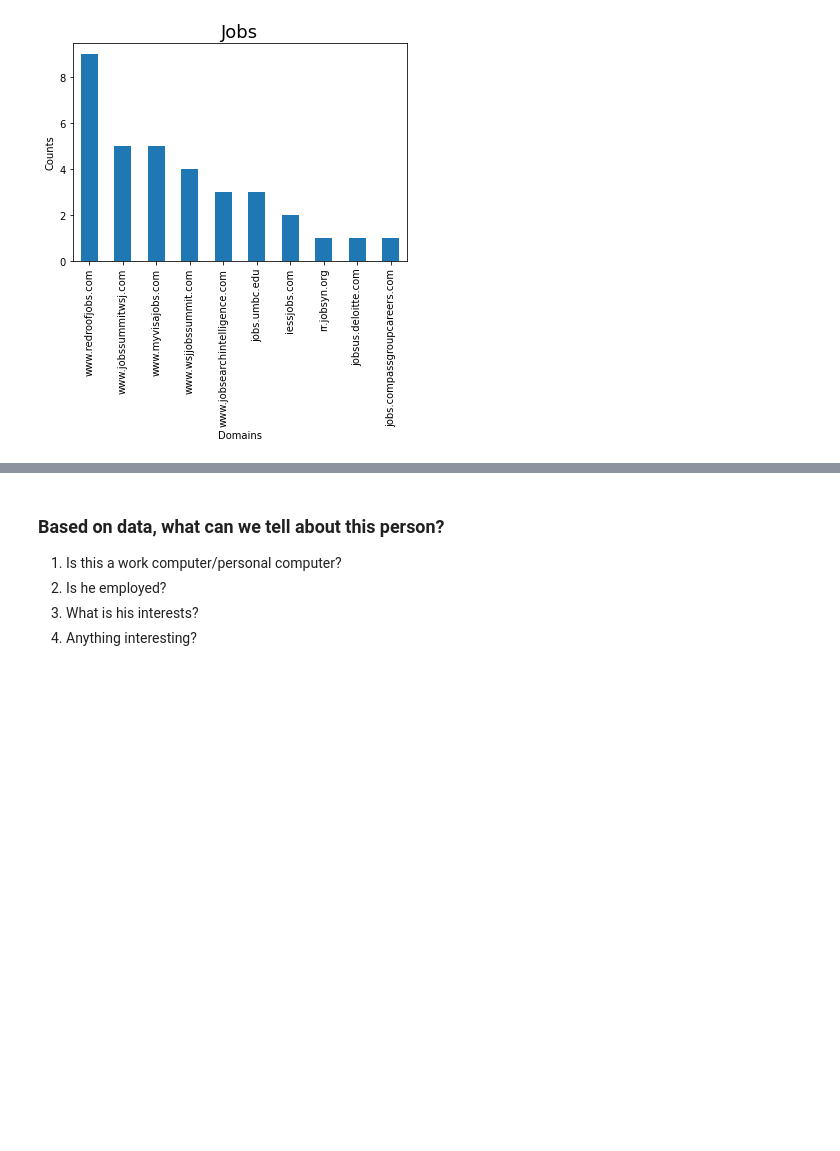
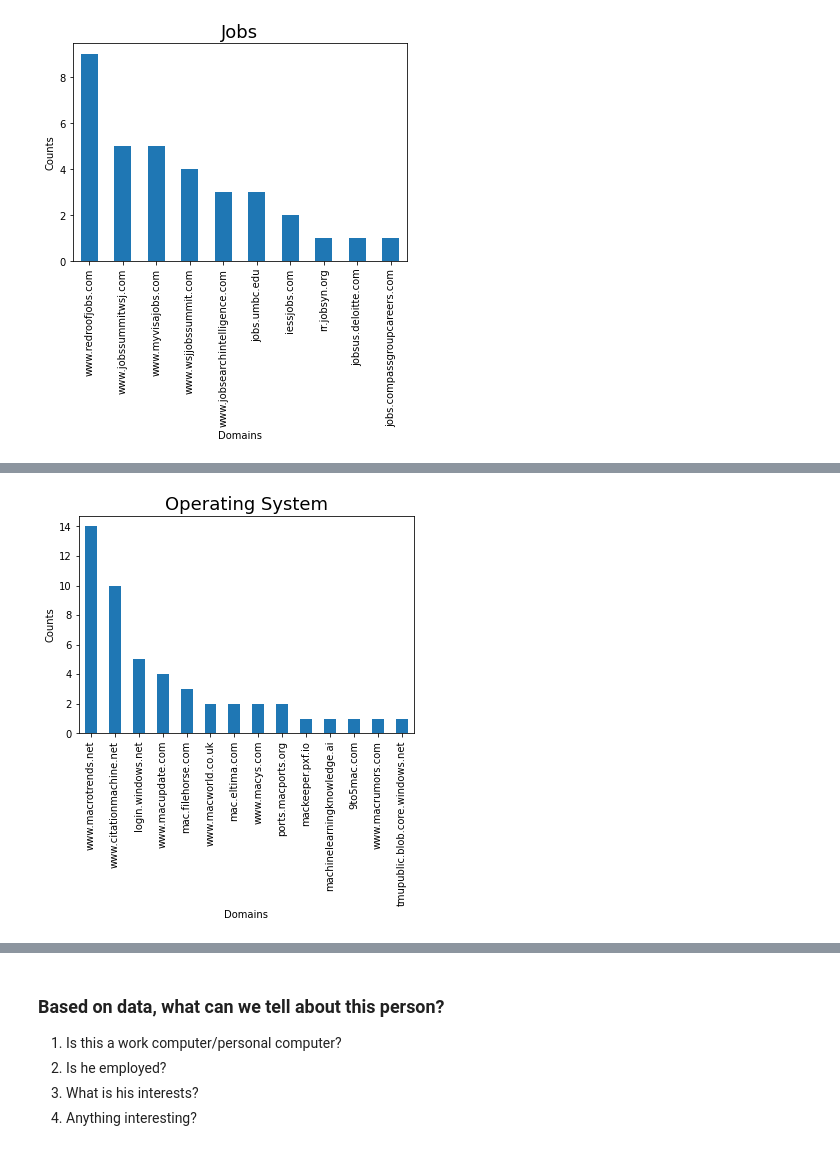
Before and after one commit to daksh-intwala/DATA_601, a Jupyter notebook: week09/hw-09.ipynb, the cells around one changed output, grey strips where cells are left out. Drawn from its saved outputs; the diff is of its cells as text; code cells hidden in the pictures; blank space fills up the shorter version.

```diff
--- a/week09/hw-09.ipynb
+++ b/week09/hw-09.ipynb
@@ -423,0 +432,8 @@ plt.show()
+# %%
+df[df['domain'].str.contains('mac|windows')]['domain'].value_counts().plot(kind='bar')
+plt.title('Operating System', fontdict={'size':18})
+plt.xlabel('Domains')
+plt.ylabel('Counts')
+plt.show()
+# %% [output]
+[figure, added]
```
Also changed, not shown: parts of 3 cells of this notebook.
